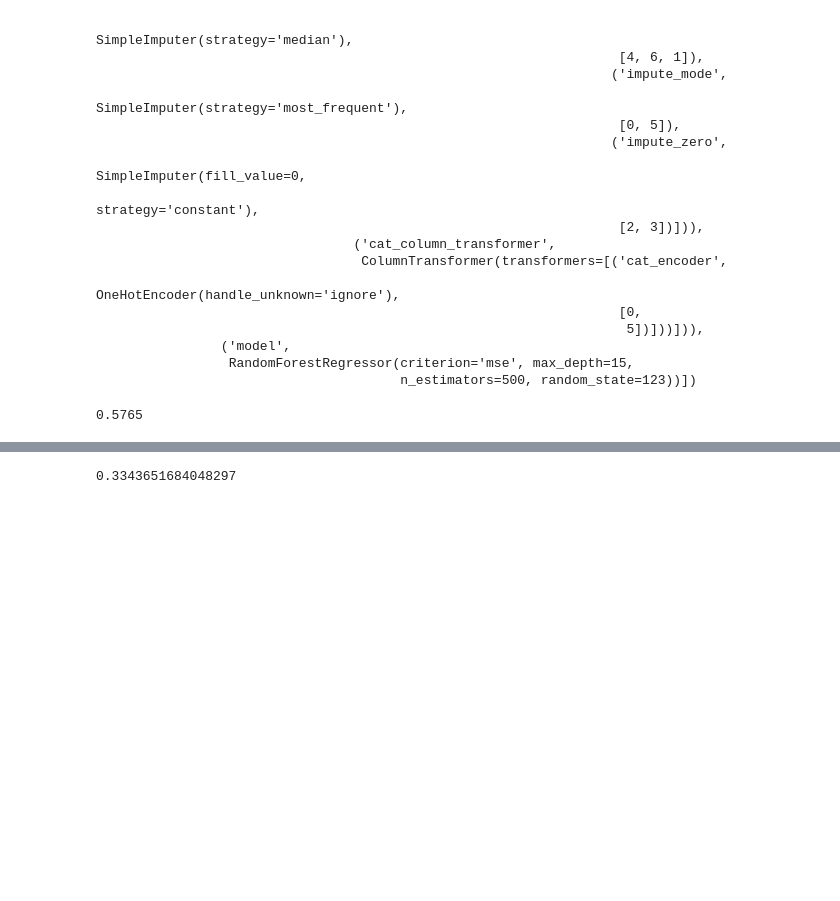
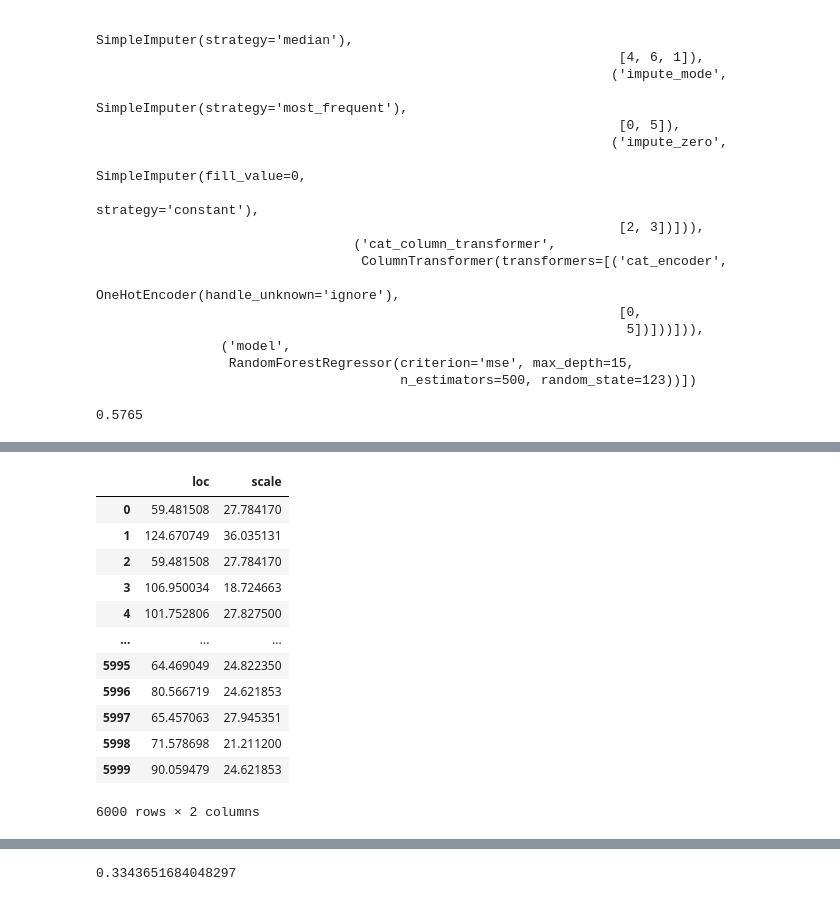
Before and after one commit to brunocvs7/time2delivery, a Jupyter notebook: notebooks/4_modeling.ipynb, the cells around one changed output, grey strips where cells are left out. Drawn from its saved outputs; the diff is of its cells as text; code cells hidden in the pictures; blank space fills up the shorter version.

```diff
--- a/notebooks/4_modeling.ipynb
+++ b/notebooks/4_modeling.ipynb
@@ -255,8 +287,9 @@ y_train_rf_predict = model_rf.predict(X_train)
 # %%
-model_nb = Pipeline(steps=[('preprocessor', preprocessor), ('model', NGBRegressor(Base=DecisionTreeRegressor(max_depth=10, random_state=123), random_state=123))])
+model_nb = Pipeline(steps=[('preprocessor', preprocessor), ('model',NGBRegressor(Base=DecisionTreeRegressor(max_depth=10, random_state=123), random_state=123,
+                                                        Dist=Normal))])
 df_rf_nb_metrics = pd.DataFrame(cross_validate(model_nb,
                                         X_train,
                                         y_train,
                                         scoring=['neg_mean_absolute_error', 'neg_mean_absolute_percentage_error'],
-                                        return_train_score=True, cv=10))
+                                        return_train_score=True, cv=5))
 # %% [output]
@@ -337,0 +366,3 @@ pd.DataFrame(y_train_prob)
+# %%
+predictions = pd.DataFrame(y_train_prob)
+#predictions = predictions.apply(np.exp)
@@ -337,0 +384,16 @@ pd.DataFrame(y_train_prob)
+# %%
+predictions
+# %% [output]
+|  | loc | scale |
+| 0 | 59.481508 | 27.784170 |
+| 1 | 124.670749 | 36.035131 |
+| 2 | 59.481508 | 27.784170 |
+| 3 | 106.950034 | 18.724663 |
+| 4 | 101.752806 | 27.827500 |
+| ... | ... | ... |
+| 5995 | 64.469049 | 24.822350 |
+| 5996 | 80.566719 | 24.621853 |
+| 5997 | 65.457063 | 27.945351 |
+| 5998 | 71.578698 | 21.211200 |
+| 5999 | 90.059479 | 24.621853 |
+6000 rows × 2 columns
```
Also changed, not shown: parts of 25 cells of this notebook.
